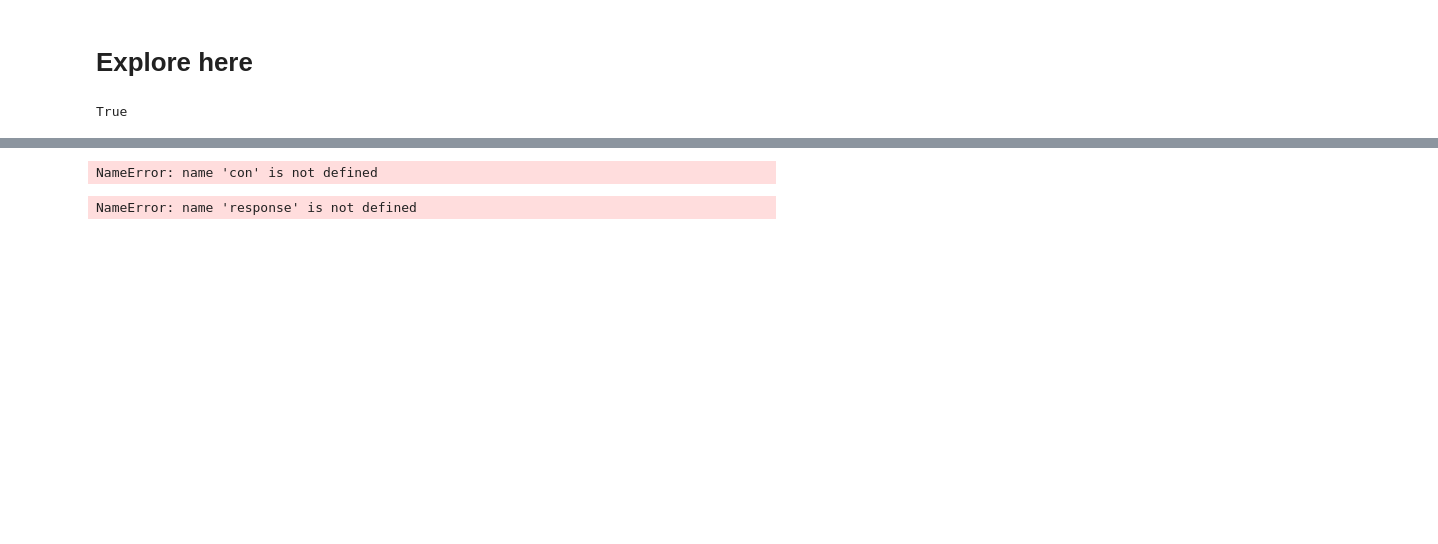
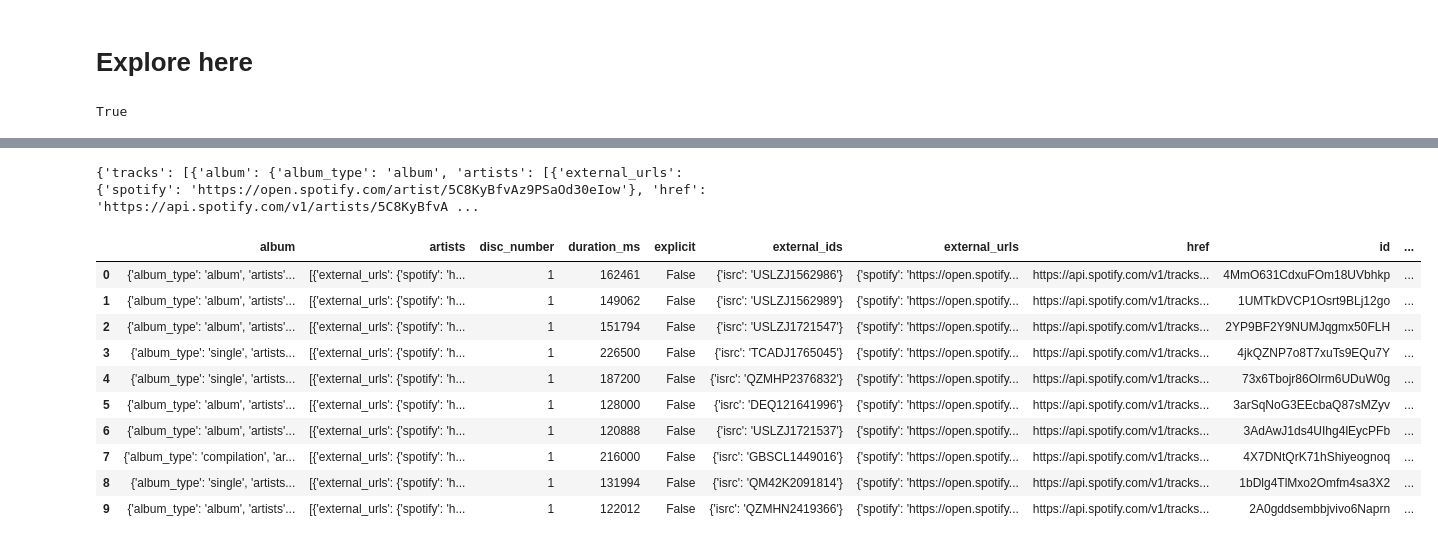
Before and after one commit to LuisCamachoRivero/interacting-with-api-python-project-tutorial, a Jupyter notebook: src/explore.ipynb, the cells around one changed output, grey strips where cells are left out. Cells and saved outputs as stored; diff of their text form; code cells hidden in the pictures; blank space fills up the shorter version.

```diff
--- a/src/explore.ipynb
+++ b/src/explore.ipynb
@@ -25,15 +23,25 @@ SpotifyOauthError: No client_id. Pass it or set a SPOTIPY_CLIENT_ID environment
 # %%
-id_artista = '5C8KyBfvAz9PSaOd30eIow?si=Sr4lO2V1SaSjVeUbpGm9yA'
+id_artista = '5C8KyBfvAz9PSaOd30eIow'
 
 response = con.artist_top_tracks(id_artista)
 
 print(response)
 # %% [output]
-NameError: name 'con' is not defined
+{'tracks': [{'album': {'album_type': 'album', 'artists': [{'external_urls': {'spotify': 'https://open.spotify.com/artist/5C8KyBfvAz9PSaOd30eIow'}, 'href': 'https://api.spotify.com/v1/artists/5C8KyBfvA ...
 # %%
 df_tracks = pd.DataFrame.from_records(response['tracks'])
-print(df_tracks)
+df_tracks
 # %% [output]
-NameError: name 'response' is not defined
+|  | album | artists | disc_number | duration_ms | explicit | external_ids | external_urls | href | id | ... |
+| 0 | {'album_type': 'album', 'artists'... | [{'external_urls': {'spotify': 'h... | 1 | 162461 | False | {'isrc': 'USLZJ1562986'} | {'spotify': 'https://open.spotify... | https://api.spotify.com/v1/tracks... | 4MmO631CdxuFOm18UVbhkp | ... |
+| 1 | {'album_type': 'album', 'artists'... | [{'external_urls': {'spotify': 'h... | 1 | 149062 | False | {'isrc': 'USLZJ1562989'} | {'spotify': 'https://open.spotify... | https://api.spotify.com/v1/tracks... | 1UMTkDVCP1Osrt9BLj12go | ... |
+| 2 | {'album_type': 'album', 'artists'... | [{'external_urls': {'spotify': 'h... | 1 | 151794 | False | {'isrc': 'USLZJ1721547'} | {'spotify': 'https://open.spotify... | https://api.spotify.com/v1/tracks... | 2YP9BF2Y9NUMJqgmx50FLH | ... |
+| 3 | {'album_type': 'single', 'artists... | [{'external_urls': {'spotify': 'h... | 1 | 226500 | False | {'isrc': 'TCADJ1765045'} | {'spotify': 'https://open.spotify... | https://api.spotify.com/v1/tracks... | 4jkQZNP7o8T7xuTs9EQu7Y | ... |
+| 4 | {'album_type': 'single', 'artists... | [{'external_urls': {'spotify': 'h... | 1 | 187200 | False | {'isrc': 'QZMHP2376832'} | {'spotify': 'https://open.spotify... | https://api.spotify.com/v1/tracks... | 73x6Tbojr86Olrm6UDuW0g | ... |
+| 5 | {'album_type': 'album', 'artists'... | [{'external_urls': {'spotify': 'h... | 1 | 128000 | False | {'isrc': 'DEQ121641996'} | {'spotify': 'https://open.spotify... | https://api.spotify.com/v1/tracks... | 3arSqNoG3EEcbaQ87sMZyv | ... |
+| 6 | {'album_type': 'album', 'artists'... | [{'external_urls': {'spotify': 'h... | 1 | 120888 | False | {'isrc': 'USLZJ1721537'} | {'spotify': 'https://open.spotify... | https://api.spotify.com/v1/tracks... | 3AdAwJ1ds4UIhg4lEycPFb | ... |
+| 7 | {'album_type': 'compilation', 'ar... | [{'external_urls': {'spotify': 'h... | 1 | 216000 | False | {'isrc': 'GBSCL1449016'} | {'spotify': 'https://open.spotify... | https://api.spotify.com/v1/tracks... | 4X7DNtQrK71hShiyeognoq | ... |
+| 8 | {'album_type': 'single', 'artists... | [{'external_urls': {'spotify': 'h... | 1 | 131994 | False | {'isrc': 'QM42K2091814'} | {'spotify': 'https://open.spotify... | https://api.spotify.com/v1/tracks... | 1bDlg4TlMxo2Omfm4sa3X2 | ... |
+| 9 | {'album_type': 'album', 'artists'... | [{'external_urls': {'spotify': 'h... | 1 | 122012 | False | {'isrc': 'QZMHN2419366'} | {'spotify': 'https://open.spotify... | https://api.spotify.com/v1/tracks... | 2A0gddsembbjvivo6Naprn | ... |
 # %%
 diagrama_de_correlacion = sns.scatterplot(data= df_tracks, x='popularity', y='duration_ms')
```
Also changed, not shown: parts of 3 cells of this notebook, 2 other files.
